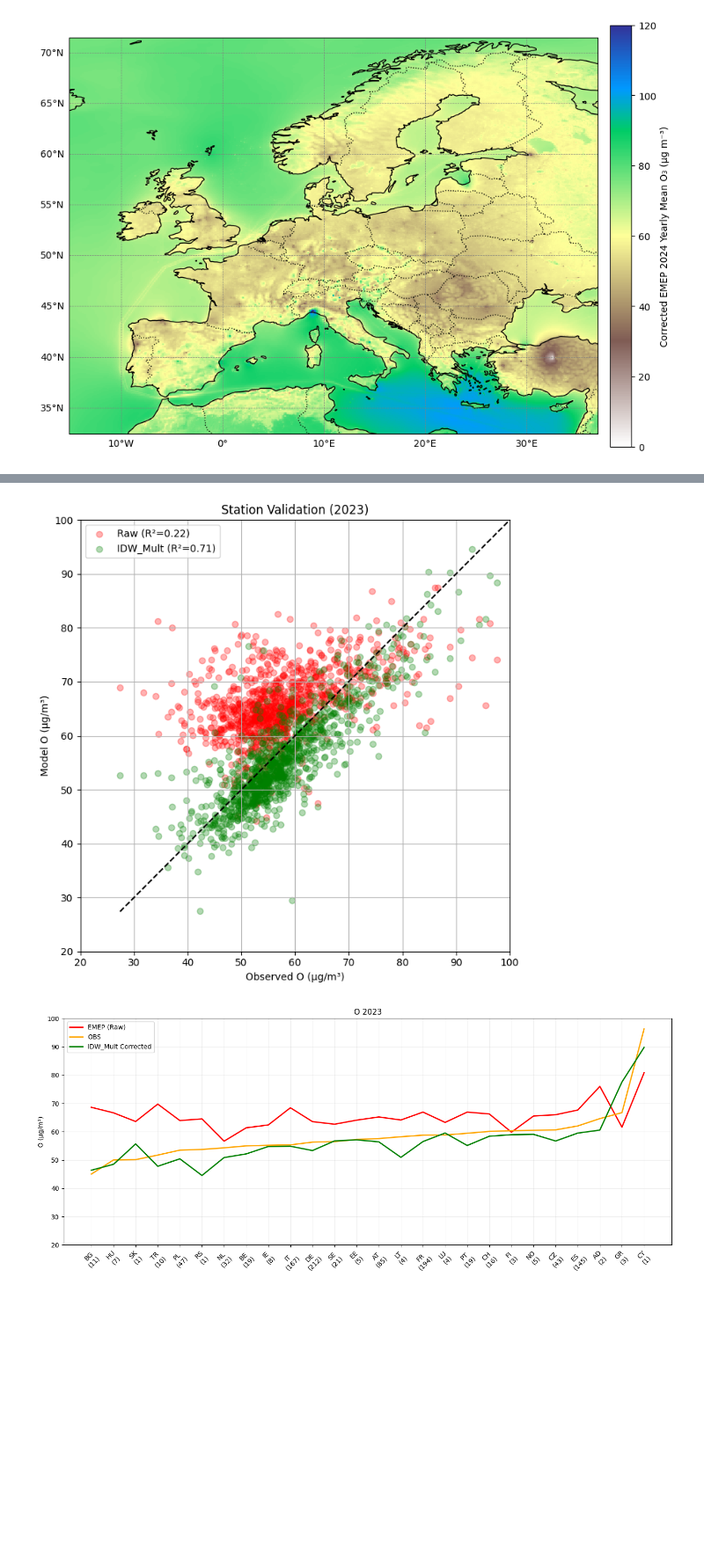
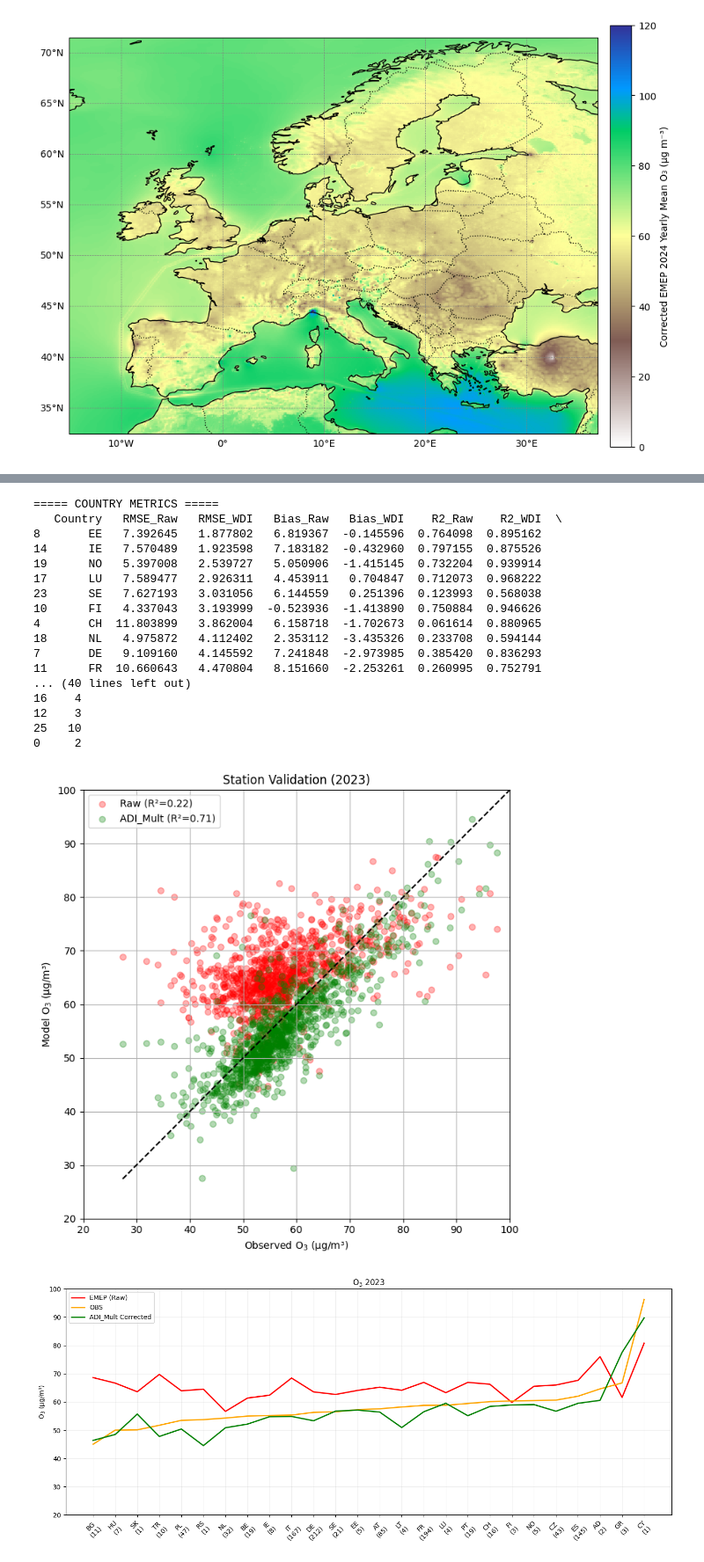
Before and after one commit to costpetrides/FAIRMODE-WG5, a Jupyter notebook: Phase2/ADI_Mult_O3.ipynb, the cells around one changed output, grey strips where cells are left out. Shown at 88% size. Drawn from its saved outputs; the diff is of its cells as text; code cells hidden in the pictures; blank space fills up the shorter version.

```diff
--- a/Phase2/ADI_Mult_O3.ipynb
+++ b/Phase2/ADI_Mult_O3.ipynb
@@ -1893,7 +1892,7 @@ plt.scatter(obs, raw_vals,
             alpha=0.3, color='red')
 
 plt.scatter(obs, wdi_vals,
-            label=f"IDW_Mult (R²={r2_wdi_corr:.2f})",
+            label=f"ADI_Mult (R²={r2_wdi_corr:.2f})",
             alpha=0.3, color='green')
 
 min_v = min(obs.min(), raw_vals.min(), wdi_vals.min())
@@ -1901,8 +1900,8 @@ max_v = max(obs.max(), raw_vals.max(), wdi_vals.max())
 
 plt.plot([min_v, max_v], [min_v, max_v], 'k--')
 
-plt.xlabel("Observed O (μg/m³)")
-plt.ylabel("Model O (μg/m³)")
+plt.xlabel("Observed O$_{3}$ (μg/m³)")
+plt.ylabel("Model O$_{3}$ (μg/m³)")
 plt.title("Station Validation (2023)")
 plt.xlim(20,100)
 plt.ylim(20,100)
@@ -1936,11 +1935,11 @@ plt.figure(figsize=(14,6))
 
 plt.plot(x, country_mean["RAW"], color='red', linewidth=2, label="EMEP (Raw)")
 plt.plot(x, country_mean["OBS"], color='orange', linewidth=2, label="OBS")
-plt.plot(x, country_mean["WDI"], color='green', linewidth=2, label="IDW_Mult Corrected")
+plt.plot(x, country_mean["WDI"], color='green', linewidth=2, label="ADI_Mult Corrected")
 
 plt.xticks(x, labels, rotation=45)
-plt.ylabel("O (μg/m³)")
-plt.title("O 2023")
+plt.ylabel("O$_{3}$ (μg/m³)")
+plt.title("O$_{3}$ 2023")
 plt.ylim(20,100)
 plt.legend()
 plt.grid(alpha=0.2)
@@ -1967,4 +1968,21 @@ R² (true): -0.5608136222068645
+===== COUNTRY METRICS =====
+   Country   RMSE_Raw   RMSE_WDI   Bias_Raw   Bias_WDI    R2_Raw    R2_WDI  \
+8       EE   7.392645   1.877802   6.819367  -0.145596  0.764098  0.895162
+14      IE   7.570489   1.923598   7.183182  -0.432960  0.797155  0.875526
+19      NO   5.397008   2.539727   5.050906  -1.415145  0.732204  0.939914
+17      LU   7.589477   2.926311   4.453911   0.704847  0.712073  0.968222
+23      SE   7.627193   3.031056   6.144559   0.251396  0.123993  0.568038
+10      FI   4.337043   3.193999  -0.523936  -1.413890  0.750884  0.946626
+4       CH  11.803899   3.862004   6.158718  -1.702673  0.061614  0.880965
+18      NL   4.975872   4.112402   2.353112  -3.435326  0.233708  0.594144
+7       DE   9.109160   4.145592   7.241848  -2.973985  0.385420  0.836293
+11      FR  10.660643   4.470804   8.151660  -2.253261  0.260995  0.752791
+... (40 lines left out)
+16    4
+12    3
+25   10
+0     2
-[figure, old version]
+[figure, new version]
 [figure]
 # %%
 import numpy as np
```
Also changed, not shown: parts of 4 cells of this notebook.
